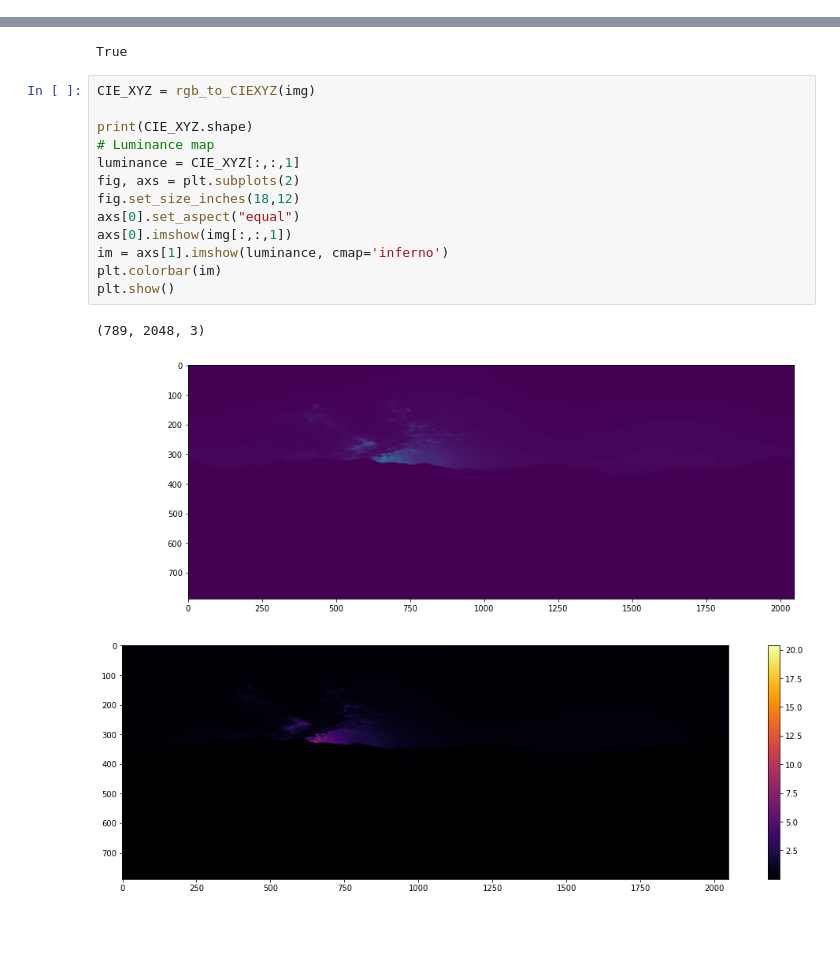
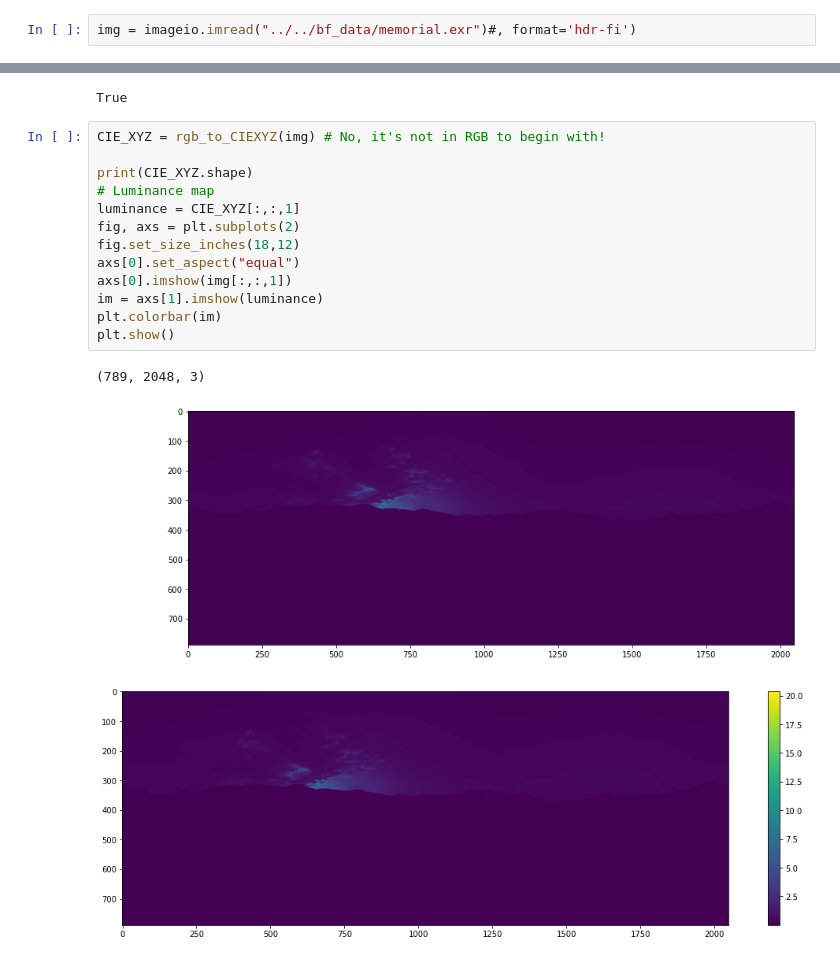
Before and after one commit to Hoseung/astroBF, a Jupyter notebook: notebooks/llll.ipynb, the cells around one changed output, grey strips where cells are left out. Saved outputs shown, nothing was run; the diff lists cells and outputs as text; blank space fills up the shorter version.

```diff
--- a/notebooks/llll.ipynb
+++ b/notebooks/llll.ipynb
@@ -20,3 +27,5 @@ img?
+# %%
+img = imageio.imread("../../bf_data/memorial.exr")#, format='hdr-fi')
 # %%
 fn = 'Mantiuk'
 tmo = cv.createTonemap(2.2)
@@ -108,18 +116,18 @@ cv.imwrite("simpleReinhard.png", im2_8bit)
 # %% [output]
 True
 # %%
-CIE_XYZ = rgb_to_CIEXYZ(img)
+CIE_XYZ = rgb_to_CIEXYZ(img) # No, it's not in RGB to begin with!
 
 print(CIE_XYZ.shape)
 # Luminance map
 luminance = CIE_XYZ[:,:,1]
 fig, axs = plt.subplots(2)
 fig.set_size_inches(18,12)
 axs[0].set_aspect("equal")
 axs[0].imshow(img[:,:,1])
-im = axs[1].imshow(luminance, cmap='inferno')
+im = axs[1].imshow(luminance)
 plt.colorbar(im)
 plt.show()
 # %% [output]
 (789, 2048, 3)
-[figure, old version]
+[figure, new version]
```
Also changed, not shown: parts of 15 cells of this notebook, 1 other file.
